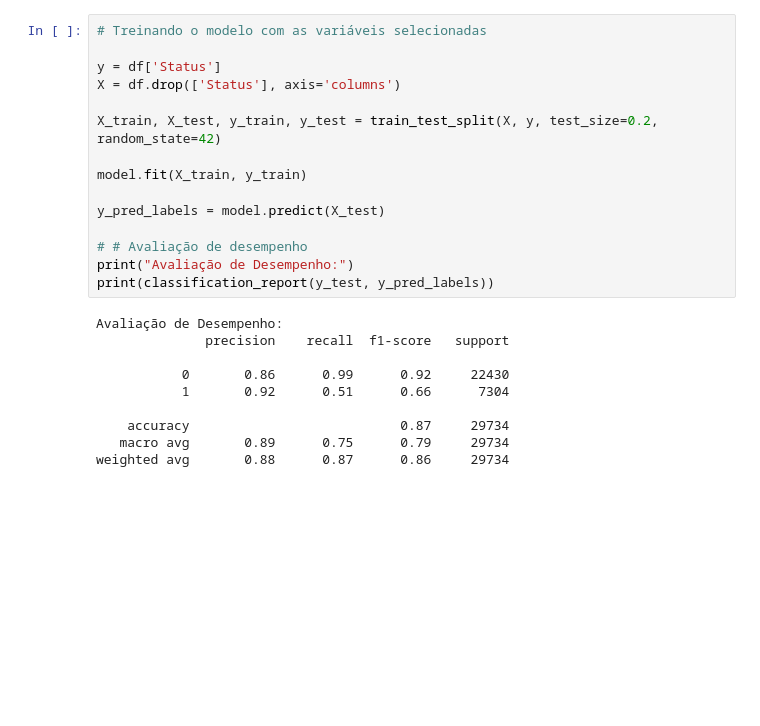
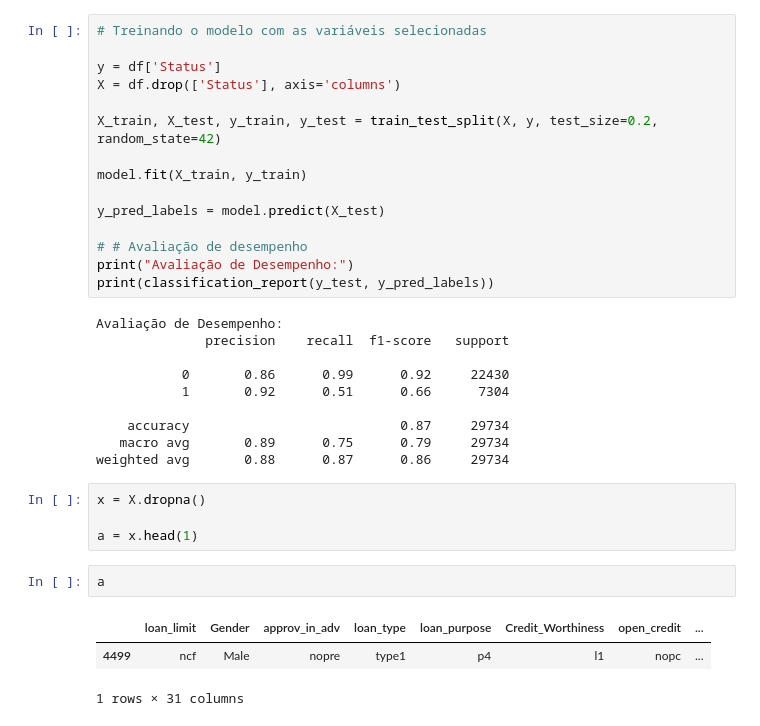
Before and after one commit to gseganzerla/mlops, a Jupyter notebook: MLOps_Propensao_inadimplencia.ipynb, the cells around one changed output. Cells and saved outputs as stored; diff of their text form; blank space fills up the shorter version.

```diff
--- a/MLOps_Propensao_inadimplencia.ipynb
+++ b/MLOps_Propensao_inadimplencia.ipynb
@@ -262,3 +262,13 @@ Avaliação de Desempenho:
     accuracy                           0.87     29734
    macro avg       0.89      0.75      0.79     29734
 weighted avg       0.88      0.87      0.86     29734
+# %%
+x = X.dropna()
+
+a = x.head(1)
+# %%
+a
+# %% [output]
+|  | loan_limit | Gender | approv_in_adv | loan_type | loan_purpose | Credit_Worthiness | open_credit | ... |
+| 4499 | ncf | Male | nopre | type1 | p4 | l1 | nopc | ... |
+1 rows × 31 columns
```
Also changed, not shown: parts of 3 cells of this notebook, 13 other files.
